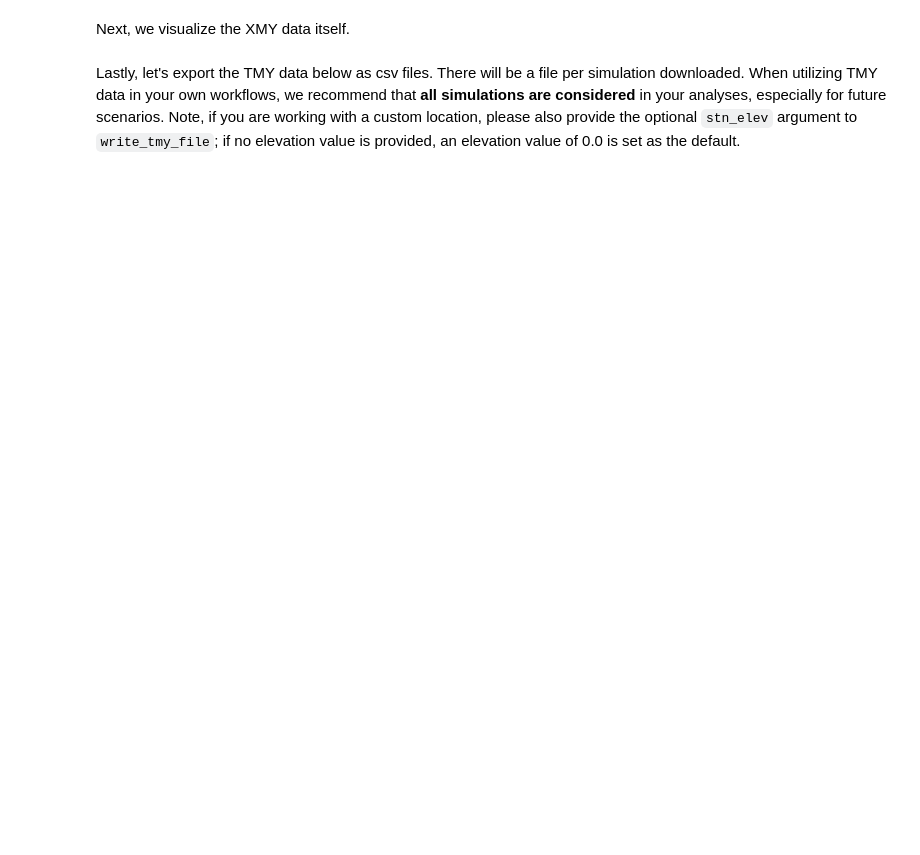
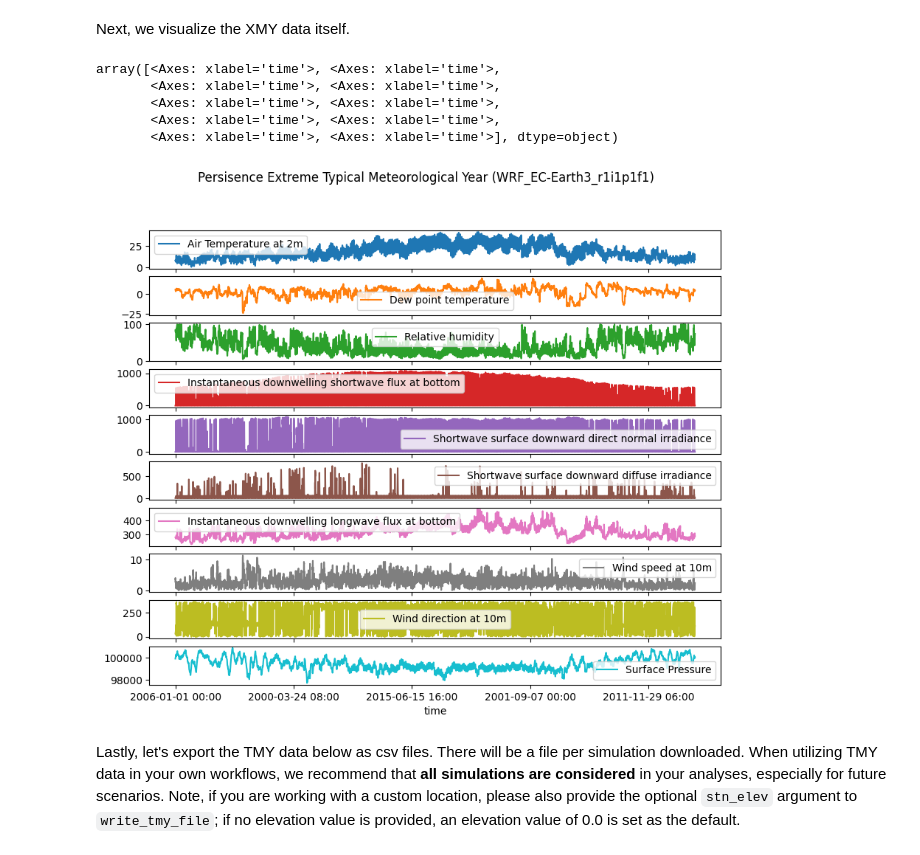
Before and after one commit to cal-adapt/climakitae, a Jupyter notebook: DEV_persistent_xmy.ipynb, the cells around one changed output. Saved outputs shown, nothing was run; the diff lists cells and outputs as text; code cells hidden in the pictures; blank space fills up the shorter version.

```diff
--- a/DEV_persistent_xmy.ipynb
+++ b/DEV_persistent_xmy.ipynb
@@ -776,23 +797,30 @@ Next, we visualize the XMY data itself.
 # %%
 tmy_data_to_export[simulation].plot(
     x="time",
     y=[
         "Air Temperature at 2m",
         "Dew point temperature",
         "Relative humidity",
         "Instantaneous downwelling shortwave flux at bottom",
         "Shortwave surface downward direct normal irradiance",
         "Shortwave surface downward diffuse irradiance",
         "Instantaneous downwelling longwave flux at bottom",
         "Wind speed at 10m",
         "Wind direction at 10m",
         "Surface Pressure",
     ],
-    title=f"Persisent Extreme Typical Meteorological Year ({simulation})",
+    title=f"Persisence Extreme Typical Meteorological Year ({simulation})",
     subplots=True,
     figsize=(10, 8),
     legend=True,
 )
+# %% [output]
+array([<Axes: xlabel='time'>, <Axes: xlabel='time'>,
+       <Axes: xlabel='time'>, <Axes: xlabel='time'>,
+       <Axes: xlabel='time'>, <Axes: xlabel='time'>,
+       <Axes: xlabel='time'>, <Axes: xlabel='time'>,
+       <Axes: xlabel='time'>, <Axes: xlabel='time'>], dtype=object)
+[figure, added]
 # %% [markdown]
 Lastly, let's export the TMY data below as csv files. There will be a file per simulation downloaded. When utilizing TMY data in your own workflows, we recommend that **all simulations are considered** in your analyses, especially for future scenarios. Note, if you are working with a custom location, please also provide the optional `stn_elev` argument to `write_tmy_file`; if no elevation value is provided, an elevation value of 0.0 is set as the default.
 # %%
```
Also changed, not shown: parts of 7 cells of this notebook.
